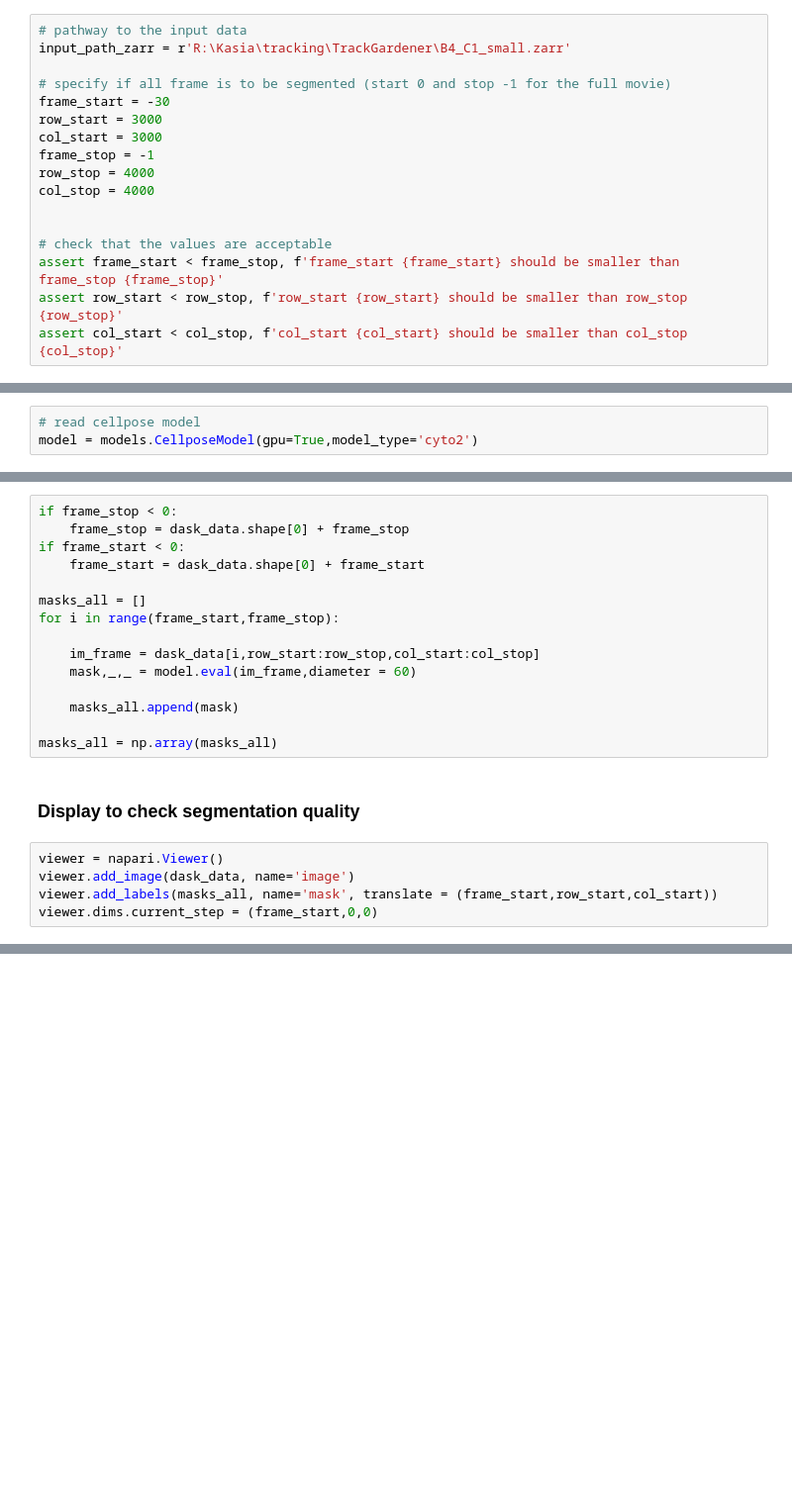
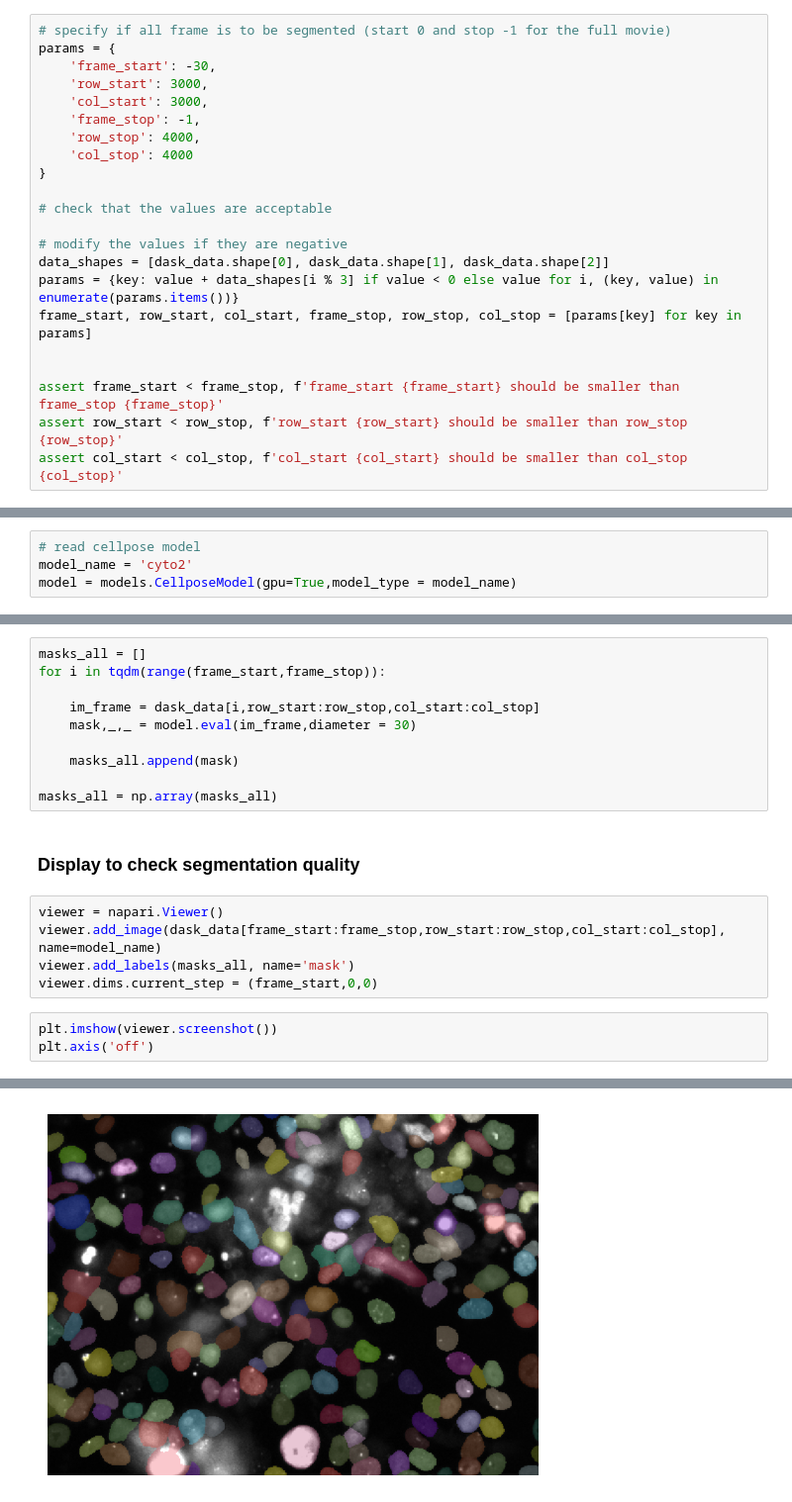
Before and after one commit to StallaertLab/Thunder_tracking, a Jupyter notebook: 01_segment_test_and_view.ipynb, the cells around one changed output, grey strips where cells are left out. Shown: that part at 99% size. Drawn from its saved outputs; the diff is of its cells as text; blank space fills up the shorter version.

```diff
--- a/01_segment_test_and_view.ipynb
+++ b/01_segment_test_and_view.ipynb
@@ -20,17 +32,22 @@ Image.MAX_IMAGE_PIXELS = None
 # %%
-# pathway to the input data
-input_path_zarr = r'R:\Kasia\tracking\TrackGardener\B4_C1_small.zarr'
+# specify if all frame is to be segmented (start 0 and stop -1 for the full movie)
+params = {
+    'frame_start': -30,
+    'row_start': 3000,
+    'col_start': 3000,
+    'frame_stop': -1,
+    'row_stop': 4000,
+    'col_stop': 4000
+}
 
-# specify if all frame is to be segmented (start 0 and stop -1 for the full movie)
-frame_start = -30
-row_start = 3000
-col_start = 3000
-frame_stop = -1
-row_stop = 4000
-col_stop = 4000
+# check that the values are acceptable
+
+# modify the values if they are negative
+data_shapes = [dask_data.shape[0], dask_data.shape[1], dask_data.shape[2]]
+params = {key: value + data_shapes[i % 3] if value < 0 else value for i, (key, value) in enumerate(params.items())}
+frame_start, row_start, col_start, frame_stop, row_stop, col_stop = [params[key] for key in params]
 
 
-# check that the values are acceptable
 assert frame_start < frame_stop, f'frame_start {frame_start} should be smaller than frame_stop {frame_stop}'
 assert row_start < row_stop, f'row_start {row_start} should be smaller than row_stop {row_stop}'
 assert col_start < col_stop, f'col_start {col_start} should be smaller than col_stop {col_stop}'
@@ -46,19 +54,15 @@ dask_data
 # %%
 # read cellpose model
-model = models.CellposeModel(gpu=True,model_type='cyto2')
+model_name = 'cyto2'
+model = models.CellposeModel(gpu=True,model_type = model_name)
 # %% [markdown]
 ### Segment to png files
 # %%
-if frame_stop < 0:
-    frame_stop = dask_data.shape[0] + frame_stop
-if frame_start < 0:
-    frame_start = dask_data.shape[0] + frame_start
-
 masks_all = []
-for i in range(frame_start,frame_stop):
+for i in tqdm(range(frame_start,frame_stop)):
 
     im_frame = dask_data[i,row_start:row_stop,col_start:col_stop]
-    mask,_,_ = model.eval(im_frame,diameter = 60)
+    mask,_,_ = model.eval(im_frame,diameter = 30)
 
     masks_all.append(mask)
 
@@ -67,6 +71,10 @@ masks_all = np.array(masks_all)
 ### Display to check segmentation quality
 # %%
 viewer = napari.Viewer()
-viewer.add_image(dask_data, name='image')
-viewer.add_labels(masks_all, name='mask', translate = (frame_start,row_start,col_start))
+viewer.add_image(dask_data[frame_start:frame_stop,row_start:row_stop,col_start:col_stop], name=model_name)
+viewer.add_labels(masks_all, name='mask')
 viewer.dims.current_step = (frame_start,0,0)
+# %%
+plt.imshow(viewer.screenshot())
+plt.axis('off')
+# %% [output]
@@ -72,0 +82 @@ viewer.dims.current_step = (frame_start,0,0)
+[figure, added]
```
Also changed, not shown: parts of 4 cells of this notebook, 2 other files.
